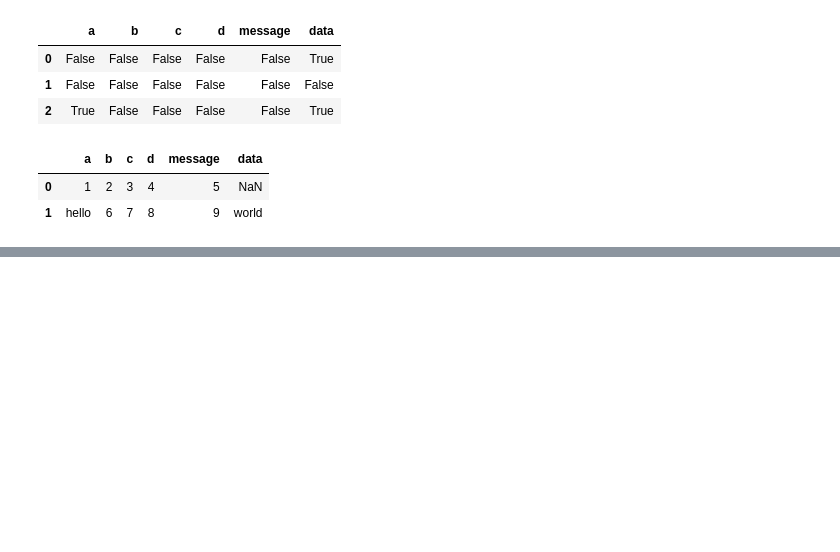
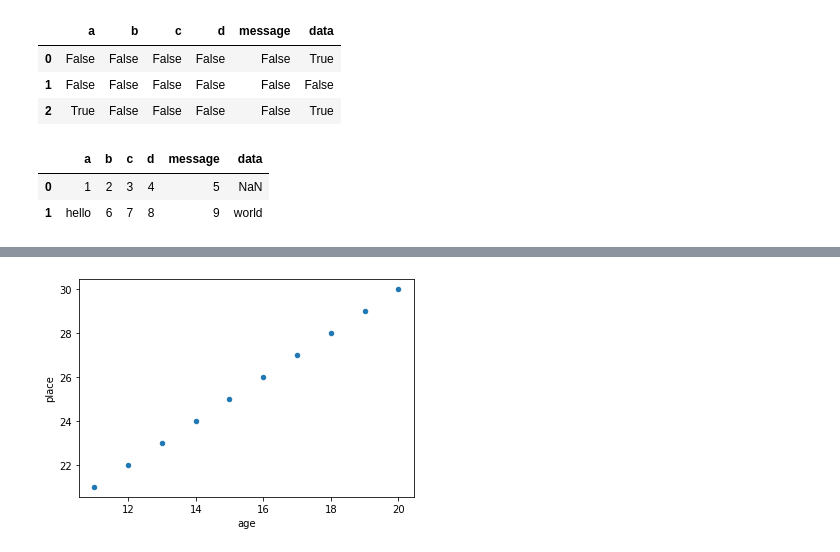
Before and after one commit to lllhhh/DeepLearningNotes, a Jupyter notebook: TXNLP/pandas.ipynb, the cells around one changed output, grey strips where cells are left out. Saved outputs shown, nothing was run; the diff lists cells and outputs as text; code cells hidden in the pictures; blank space fills up the shorter version.

Commit message:
excel
add pandas read excels.

```diff
--- a/TXNLP/pandas.ipynb
+++ b/TXNLP/pandas.ipynb
@@ -650,3 +650,7 @@ data
 # %%
 data = pd.read_csv('files/data2.csv')
 data.to_csv('files/data3.csv', sep='|')
+# %%
+## 读取Excel数据
+excel = pd.read_excel('files/data_excel.xlsx')
+excel
@@ -652,0 +683,6 @@ data.to_csv('files/data3.csv', sep='|')
+# %%
+pd.read_excel('files/data_excel.xlsx', sheet_name='Sheet2')
+pl = excel.plot(kind='scatter', x='age', y='place').get_figure()
+pl.savefig('files/1.png')
+# %% [output]
+[figure, added]
```
Also changed, not shown: parts of 4 cells of this notebook, 2 other files.
